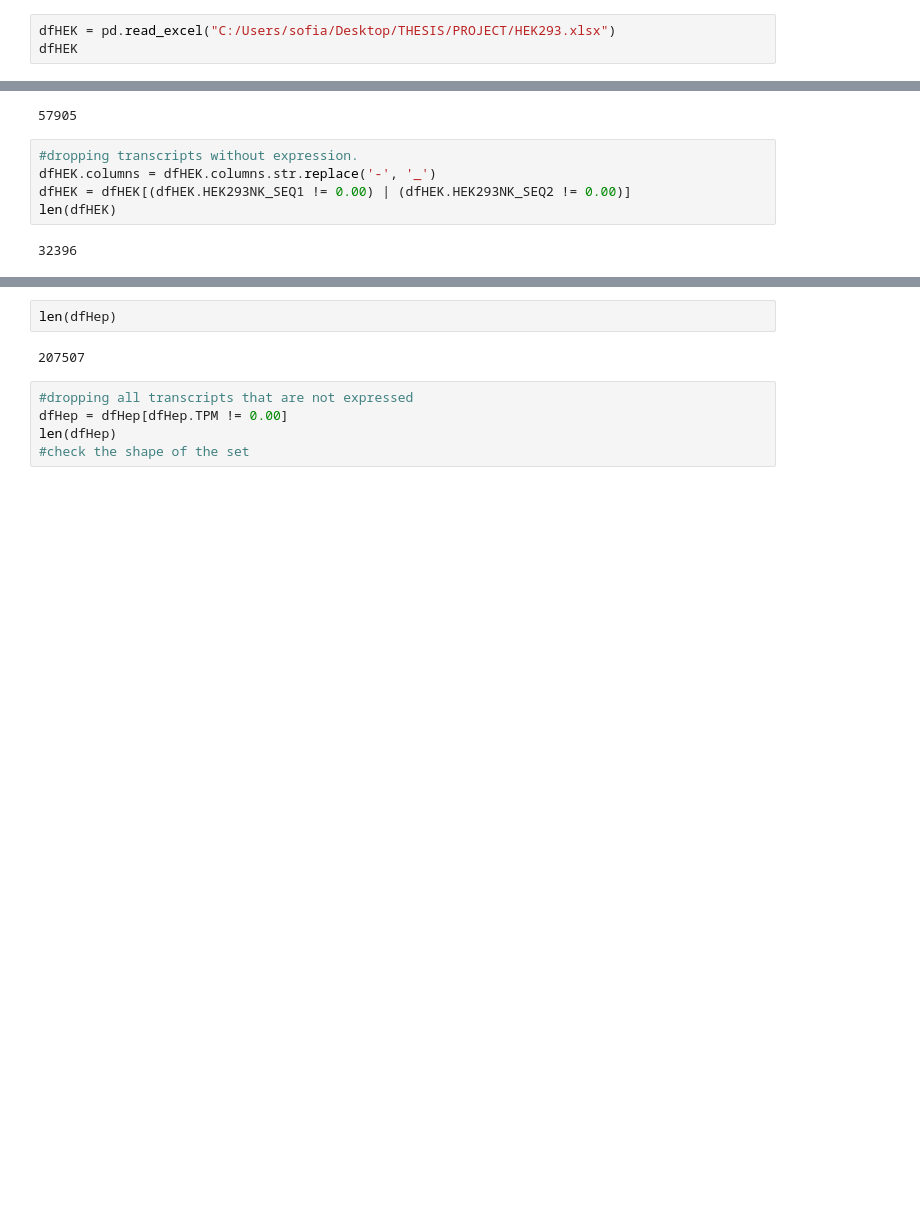
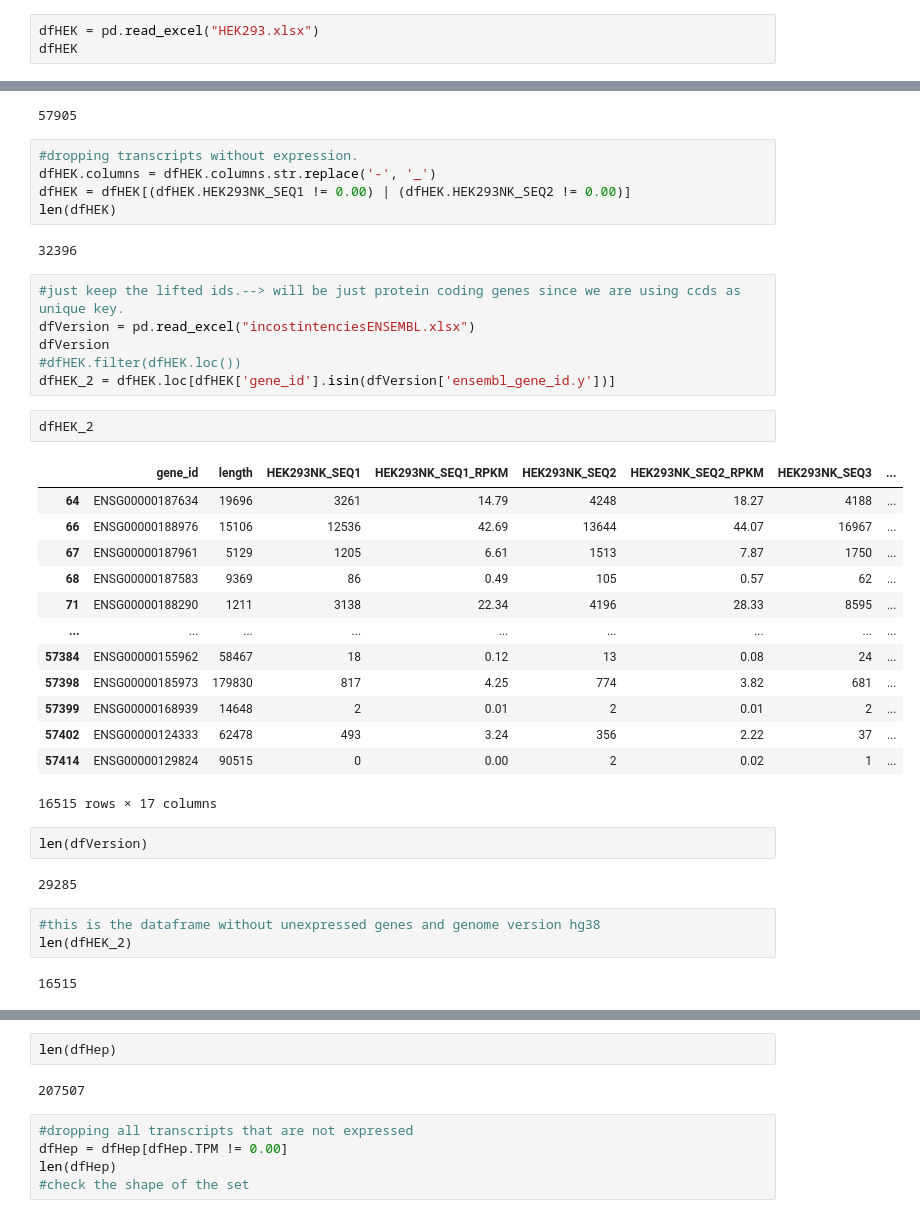
Before and after one commit to sofiamrtll/thesis, a Jupyter notebook: THESIS_Preprocessing.ipynb, the cells around one changed output, grey strips where cells are left out. Cells and saved outputs as stored; diff of their text form; blank space fills up the shorter version.

```diff
--- a/THESIS_Preprocessing.ipynb
+++ b/THESIS_Preprocessing.ipynb
@@ -22,5 +25,5 @@ It is necessary to eliminate the transcripts that are not expressed: the amount
 # %%
-dfHEK = pd.read_excel("C:/Users/sofia/Desktop/THESIS/PROJECT/HEK293.xlsx")
+dfHEK = pd.read_excel("HEK293.xlsx")
 dfHEK
 # %% [output]
 |  | gene_id | length | HEK293NK-SEQ1 | HEK293NK-SEQ1_RPKM | HEK293NK-SEQ2 | HEK293NK-SEQ2_RPKM | HEK293NK-SEQ3 | ... |
@@ -47,3 +50,34 @@ dfHEK = dfHEK[(dfHEK.HEK293NK_SEQ1 != 0.00) | (dfHEK.HEK293NK_SEQ2 != 0.00)]
 len(dfHEK)
 # %% [output]
 32396
+# %%
+#just keep the lifted ids.--> will be just protein coding genes since we are using ccds as unique key.
+dfVersion = pd.read_excel("incostintenciesENSEMBL.xlsx")
+dfVersion
+#dfHEK.filter(dfHEK.loc())
+dfHEK_2 = dfHEK.loc[dfHEK['gene_id'].isin(dfVersion['ensembl_gene_id.y'])]
+# %%
+dfHEK_2
+# %% [output]
+|  | gene_id | length | HEK293NK_SEQ1 | HEK293NK_SEQ1_RPKM | HEK293NK_SEQ2 | HEK293NK_SEQ2_RPKM | HEK293NK_SEQ3 | ... |
+| 64 | ENSG00000187634 | 19696 | 3261 | 14.79 | 4248 | 18.27 | 4188 | ... |
+| 66 | ENSG00000188976 | 15106 | 12536 | 42.69 | 13644 | 44.07 | 16967 | ... |
+| 67 | ENSG00000187961 | 5129 | 1205 | 6.61 | 1513 | 7.87 | 1750 | ... |
+| 68 | ENSG00000187583 | 9369 | 86 | 0.49 | 105 | 0.57 | 62 | ... |
+| 71 | ENSG00000188290 | 1211 | 3138 | 22.34 | 4196 | 28.33 | 8595 | ... |
+| ... | ... | ... | ... | ... | ... | ... | ... | ... |
+| 57384 | ENSG00000155962 | 58467 | 18 | 0.12 | 13 | 0.08 | 24 | ... |
+| 57398 | ENSG00000185973 | 179830 | 817 | 4.25 | 774 | 3.82 | 681 | ... |
+| 57399 | ENSG00000168939 | 14648 | 2 | 0.01 | 2 | 0.01 | 2 | ... |
+| 57402 | ENSG00000124333 | 62478 | 493 | 3.24 | 356 | 2.22 | 37 | ... |
+| 57414 | ENSG00000129824 | 90515 | 0 | 0.00 | 2 | 0.02 | 1 | ... |
+16515 rows × 17 columns
+# %%
+len(dfVersion)
+# %% [output]
+29285
+# %%
+#this is the dataframe without unexpressed genes and genome version hg38
+len(dfHEK_2)
+# %% [output]
+16515
```
Also changed, not shown: parts of 5 cells of this notebook.
